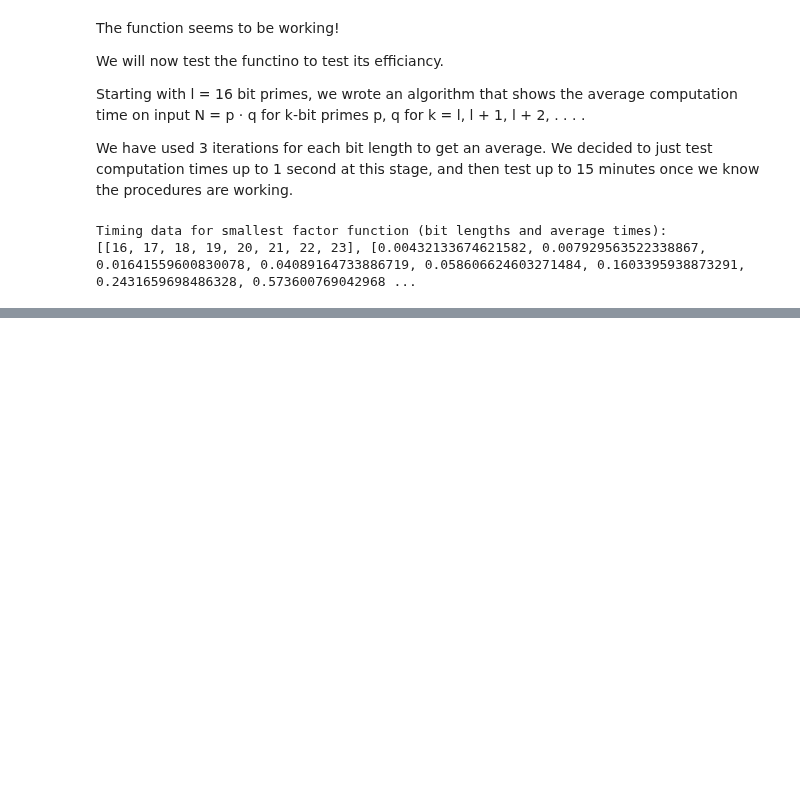
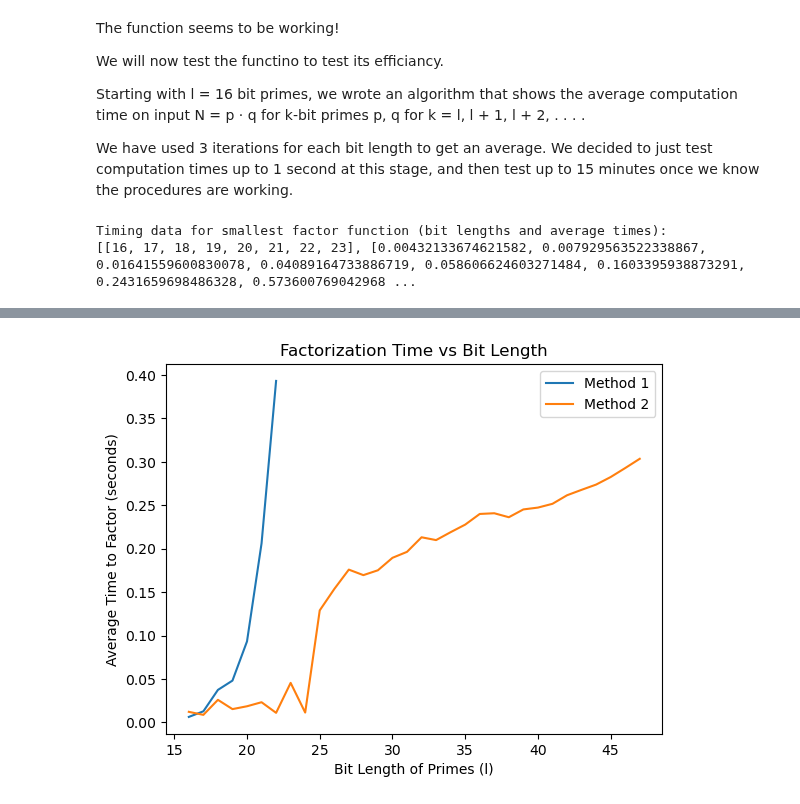
Before and after one commit to MattPygottCode/Group3, a Jupyter notebook: Hybrid Cryptography.ipynb, the cells around one changed output, grey strips where cells are left out. Saved outputs shown, nothing was run; the diff lists cells and outputs as text; code cells hidden in the pictures; blank space fills up the shorter version.

```diff
--- a/Hybrid Cryptography.ipynb
+++ b/Hybrid Cryptography.ipynb
@@ -953,0 +1001,4 @@ Please wait, the code should take around 3 seconds to run.
+# %%
+plot_graphs(smallest_factor_data, pollard_rho_data_v1)
+# %% [output]
+[figure, added]
```
Also changed, not shown: parts of 17 cells of this notebook, 1 other file.
